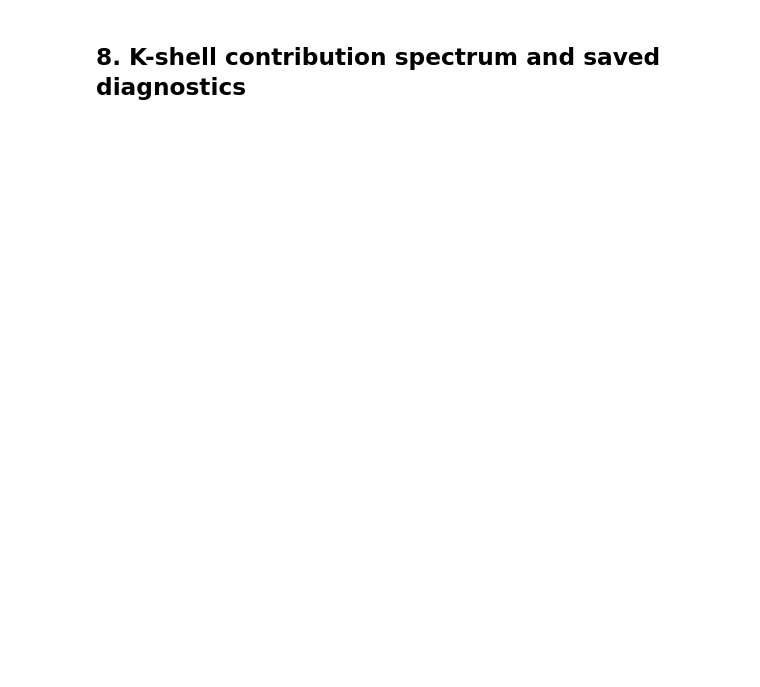
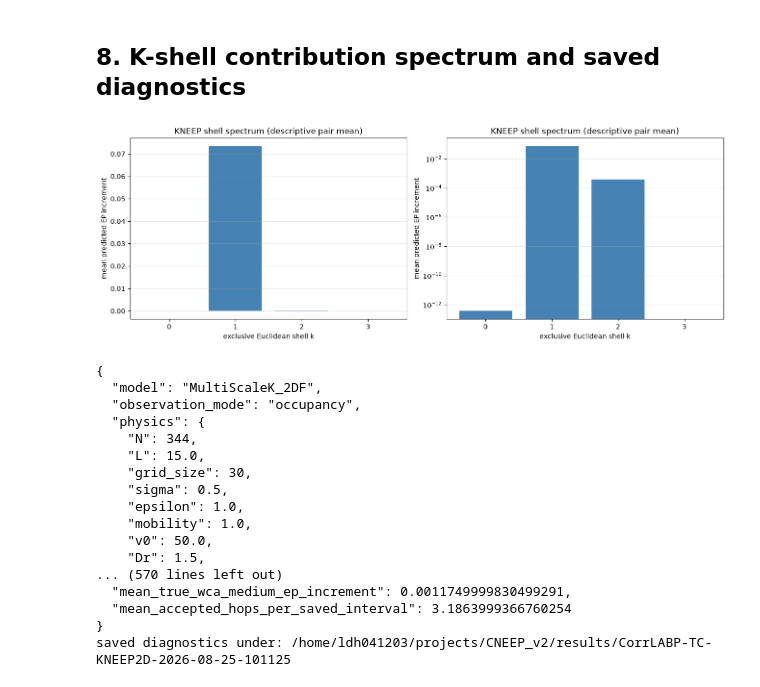
Before and after one commit to 2DHvN/CNEEP_v2, a Jupyter notebook: notebooks/Corr_LatticeABP_TC.ipynb, the cells around one changed output. Drawn from its saved outputs; the diff is of its cells as text; code cells hidden in the pictures; blank space fills up the shorter version.

```diff
--- a/notebooks/Corr_LatticeABP_TC.ipynb
+++ b/notebooks/Corr_LatticeABP_TC.ipynb
@@ -992,14 +1105,15 @@ axes[0].set_title("KNEEP shell spectrum (descriptive pair mean)")
 axes[0].set_xticks(distances)
 axes[0].grid(axis="y", alpha=0.25)
 
-axes[1].plot(distances, np.cumsum(mean_branch_ep), "o-", color="darkorange")
-axes[1].axhline(gt_total_ep.mean(), color="black", ls="--", label="true microscopic total")
-axes[1].set_xlabel("maximum included Euclidean shell k")
-axes[1].set_ylabel("cumulative predicted EP increment")
-axes[1].set_title("Cumulative visible EP by range")
+axes[1].bar(distances, mean_branch_ep, color="steelblue")
+axes[1].set_xlabel("exclusive Euclidean shell k")
+axes[1].set_ylabel("mean predicted EP increment")
+axes[1].set_title("KNEEP shell spectrum (descriptive pair mean)")
 axes[1].set_xticks(distances)
-axes[1].legend()
-axes[1].grid(alpha=0.25)
+axes[1].set_yscale("log")
+axes[1].grid(axis="y", alpha=0.25)
+
+
 
 fig.savefig(current_result_folder / "kneep_shell_spectrum.png", dpi=160)
 plt.show()
@@ -1046,30 +1160,49 @@ def json_safe(value):
     if isinstance(value, np.generic):
         value = value.item()
     if isinstance(value, float) and not math.isfinite(value):
         return None
     return value
 
 
 summary_for_json = json_safe(summary)
 (current_result_folder / "summary.json").write_text(
     json.dumps(summary_for_json, indent=2, allow_nan=False), encoding="utf-8"
 )
 np.savez_compressed(
     current_result_folder / "held_out_ep_comparison.npz",
     test_ensemble_ids=test_ensemble_ids.numpy(),
     times_mid=time_mid,
     times_end=time_end,
     gt_total_increment=gt_total_inc.numpy(),
     pred_total_increment=pred_total_inc.numpy(),
     gt_local_increment=gt_local_ep,
     pred_local_increment=pred_local_ep,
     gt_time_mean_local_increment=true_mean_map,
     pred_time_mean_local_increment=pred_mean_map,
     mean_branch_increment=mean_branch_ep,
     history_iteration=np.asarray(history_iter),
     history_train_loss=np.asarray(history_train),
     history_validation_loss=np.asarray(history_val),
 )
 
 print(json.dumps(summary_for_json, indent=2, allow_nan=False))
 print("saved diagnostics under:", current_result_folder)
+# %% [output]
+[figure, added]
+{
+  "model": "MultiScaleK_2DF",
+  "observation_mode": "occupancy",
+  "physics": {
+    "N": 344,
+    "L": 15.0,
+    "grid_size": 30,
+    "sigma": 0.5,
+    "epsilon": 1.0,
+    "mobility": 1.0,
+    "v0": 50.0,
+    "Dr": 1.5,
+... (570 lines left out)
+  "mean_true_wca_medium_ep_increment": 0.0011749999830499291,
+  "mean_accepted_hops_per_saved_interval": 3.1863999366760254
+}
+saved diagnostics under: /home/ldh041203/projects/CNEEP_v2/results/CorrLABP-TC-KNEEP2D-2026-08-25-101125
```
Also changed, not shown: parts of 11 cells of this notebook, 7 other files.
